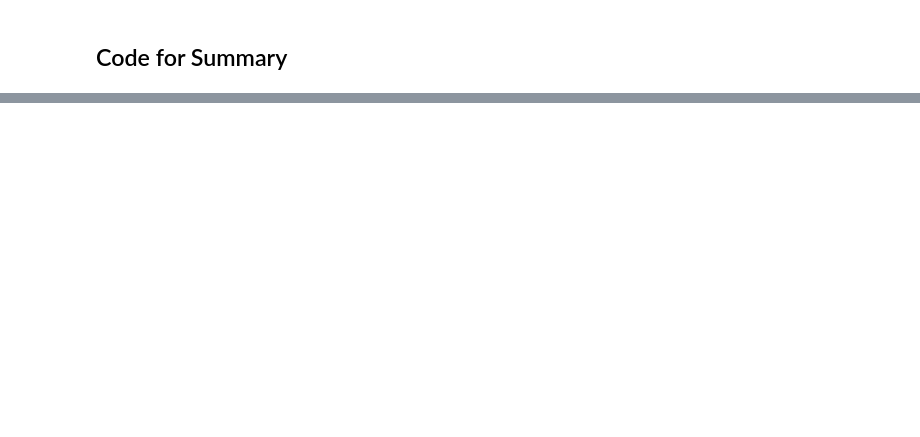
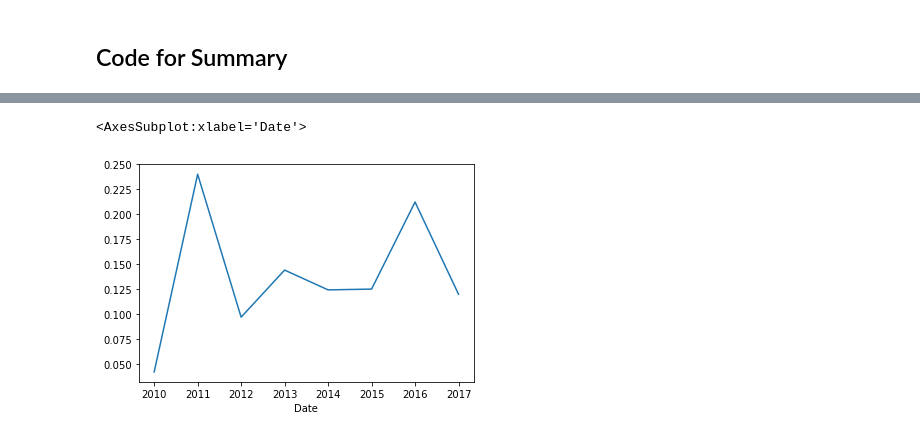
Before and after one commit to jisellejones/Surfs_Up_Climate_Analysis, a Jupyter notebook: SurfsUp_Challenge.ipynb, the cells around one changed output, grey strips where cells are left out. Drawn from its saved outputs; the diff is of its cells as text; code cells hidden in the pictures; blank space fills up the shorter version.

```diff
--- a/SurfsUp_Challenge.ipynb
+++ b/SurfsUp_Challenge.ipynb
@@ -163,0 +126,19 @@ combined_temps.boxplot()
+# %%
+# Get precipitation data for June
+
+# Get a list from database for precipitation in June
+june_prcp = session.query(Measurement.date, Measurement.prcp).\
+    filter(func.strftime("%m", Measurement.date) == "06").all()
+june_prcp_df = pd.DataFrame(june_prcp, columns = ["Date", "Precipitation"])
+june_prcp_df.set_index(june_prcp_df['Date'], inplace=True)
+june_prcp_df.sort_index()
+#print(june_prcp_df.describe())
+june_prcp_df.dropna()
+june_prcp_df['Date']= pd.to_datetime(june_prcp_df['Date'])
+june_prcp_stats = june_prcp_df.groupby(june_prcp_df['Date'].map(lambda x: x.year)).describe()
+june_mean = june_prcp_stats['Precipitation', 'mean']
+june_mean.plot.line()
+#june_prcp_df.plot.line()
+# %% [output]
+<AxesSubplot:xlabel='Date'>
+[figure, added]
```
Also changed, not shown: parts of 14 cells of this notebook, 3 other files.
